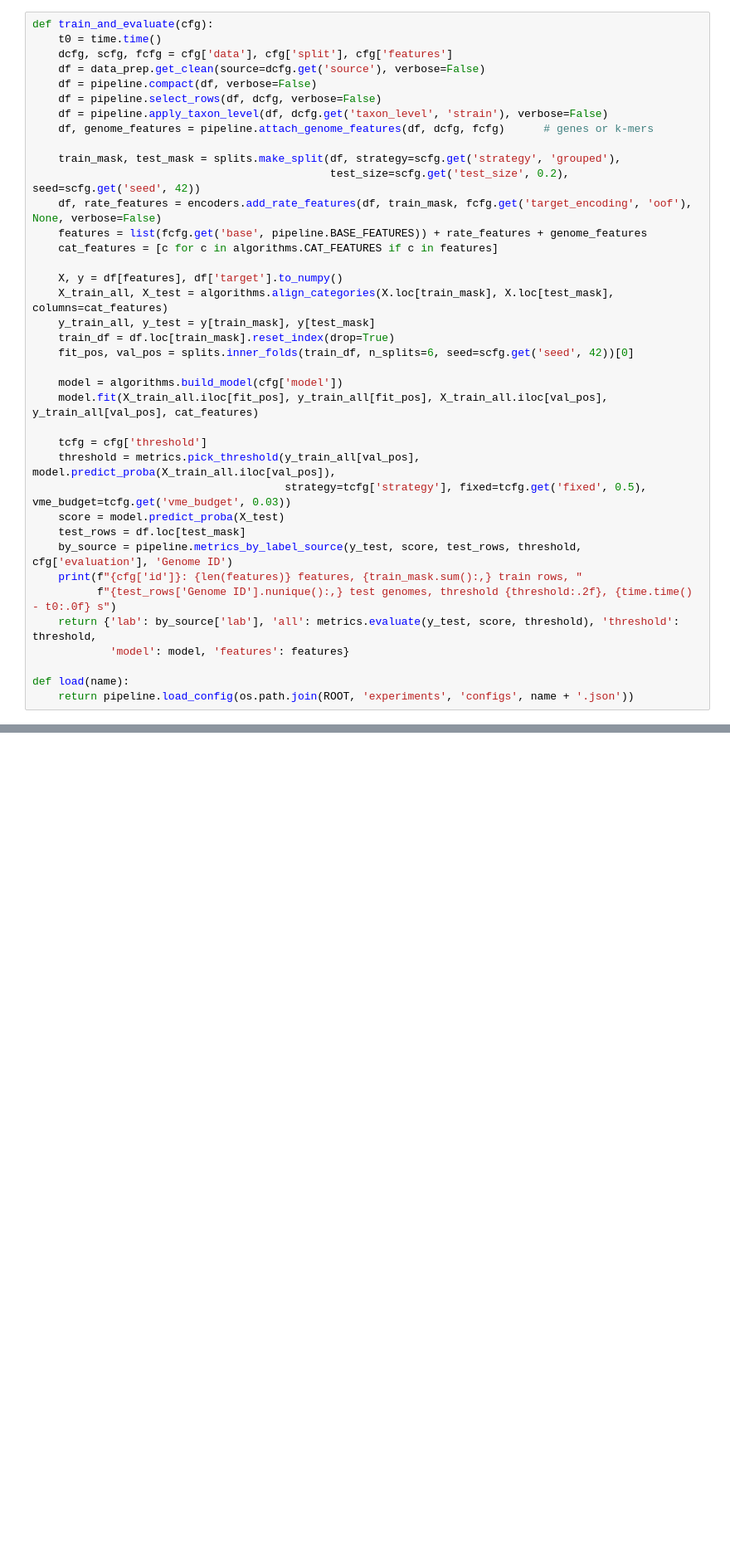
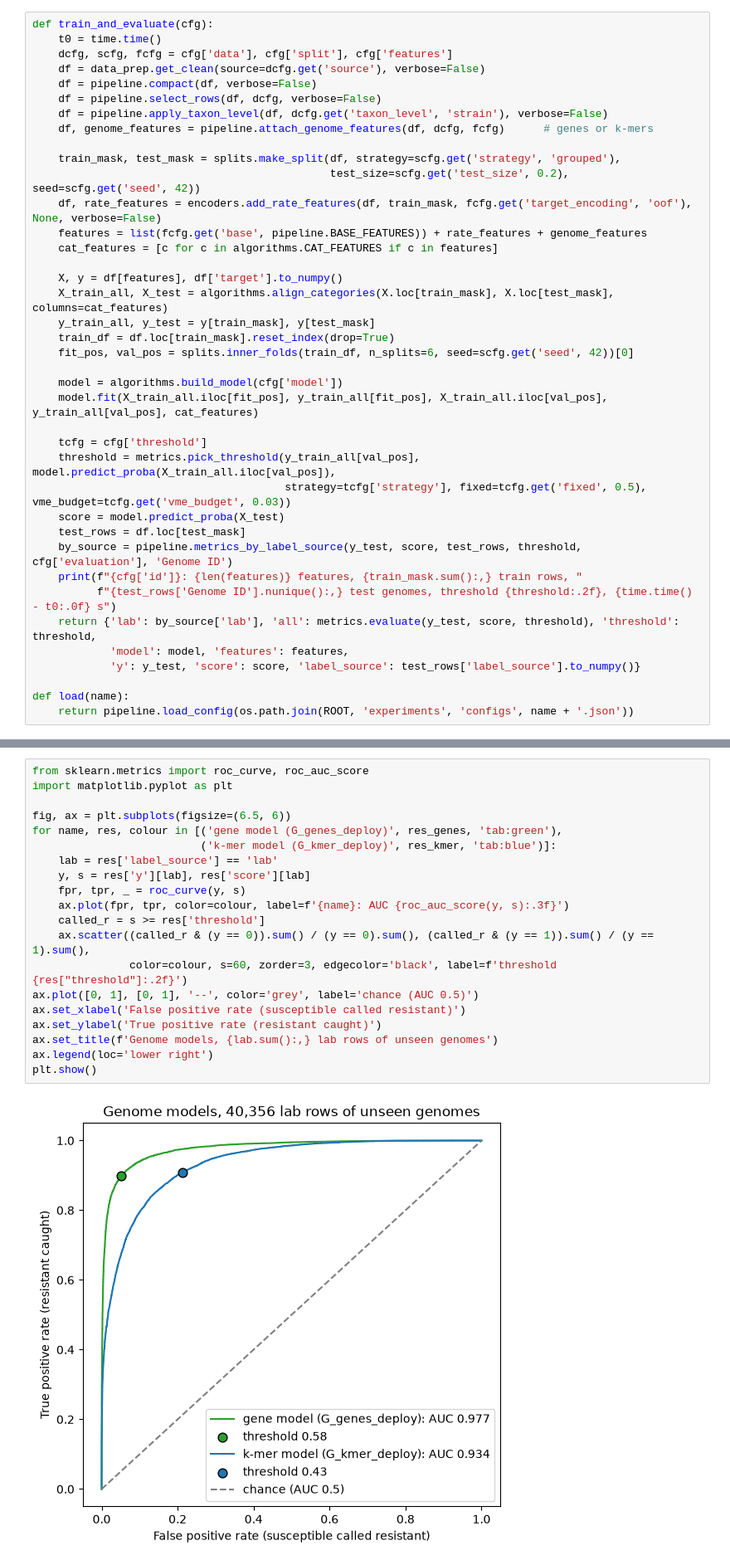
Before and after one commit to hhammza/FYP1, a Jupyter notebook: notebooks/02_genome_models.ipynb, the cells around one changed output, grey strips where cells are left out. Shown at 83% size. Cells and saved outputs as stored; diff of their text form; blank space fills up the shorter version.

```diff
--- a/notebooks/02_genome_models.ipynb
+++ b/notebooks/02_genome_models.ipynb
@@ -65,7 +65,8 @@ def train_and_evaluate(cfg):
     print(f"{cfg['id']}: {len(features)} features, {train_mask.sum():,} train rows, "
           f"{test_rows['Genome ID'].nunique():,} test genomes, threshold {threshold:.2f}, {time.time() - t0:.0f} s")
     return {'lab': by_source['lab'], 'all': metrics.evaluate(y_test, score, threshold), 'threshold': threshold,
-            'model': model, 'features': features}
+            'model': model, 'features': features,
+            'y': y_test, 'score': score, 'label_source': test_rows['label_source'].to_numpy()}
 
 def load(name):
     return pipeline.load_config(os.path.join(ROOT, 'experiments', 'configs', name + '.json'))
@@ -169,3 +172,25 @@ pd.DataFrame(rows)
+# %%
+from sklearn.metrics import roc_curve, roc_auc_score
+import matplotlib.pyplot as plt
+
+fig, ax = plt.subplots(figsize=(6.5, 6))
+for name, res, colour in [('gene model (G_genes_deploy)', res_genes, 'tab:green'),
+                          ('k-mer model (G_kmer_deploy)', res_kmer, 'tab:blue')]:
+    lab = res['label_source'] == 'lab'
+    y, s = res['y'][lab], res['score'][lab]
+    fpr, tpr, _ = roc_curve(y, s)
+    ax.plot(fpr, tpr, color=colour, label=f'{name}: AUC {roc_auc_score(y, s):.3f}')
+    called_r = s >= res['threshold']
+    ax.scatter((called_r & (y == 0)).sum() / (y == 0).sum(), (called_r & (y == 1)).sum() / (y == 1).sum(),
+               color=colour, s=60, zorder=3, edgecolor='black', label=f'threshold {res["threshold"]:.2f}')
+ax.plot([0, 1], [0, 1], '--', color='grey', label='chance (AUC 0.5)')
+ax.set_xlabel('False positive rate (susceptible called resistant)')
+ax.set_ylabel('True positive rate (resistant caught)')
+ax.set_title(f'Genome models, {lab.sum():,} lab rows of unseen genomes')
+ax.legend(loc='lower right')
+plt.show()
+# %% [output]
+[figure, added]
 # %% [markdown]
 For comparison, on the same lab rows: the antibiotic alone scores 0.715, the organism (genus and species) 0.849, and a fixed gene-lookup rule (resistant when a gene of the drug's class is present) 0.711. Learning which genes matter for which drug is what lifts the model to 0.977.
 
```
Also changed, not shown: parts of 3 cells of this notebook, 2 other files.
